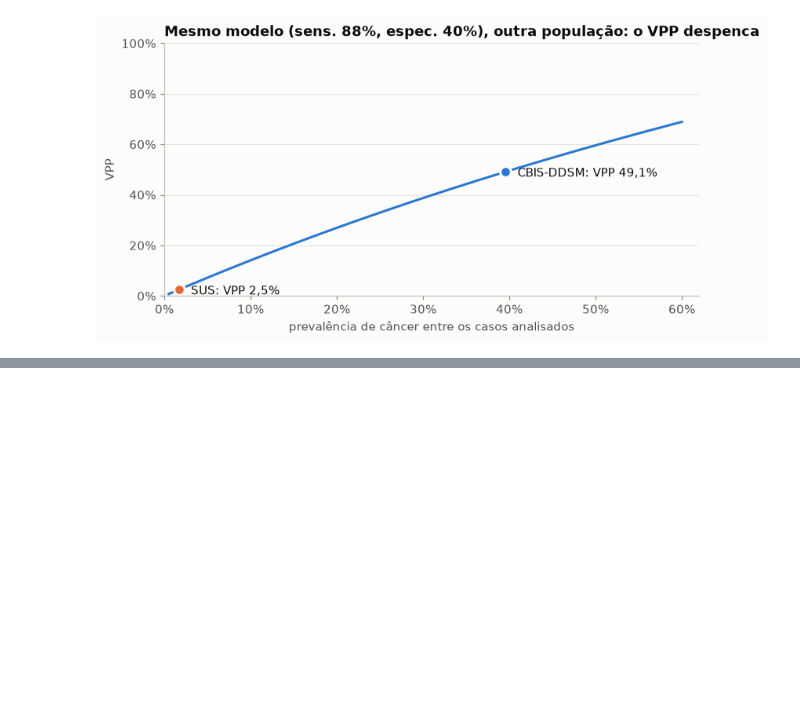
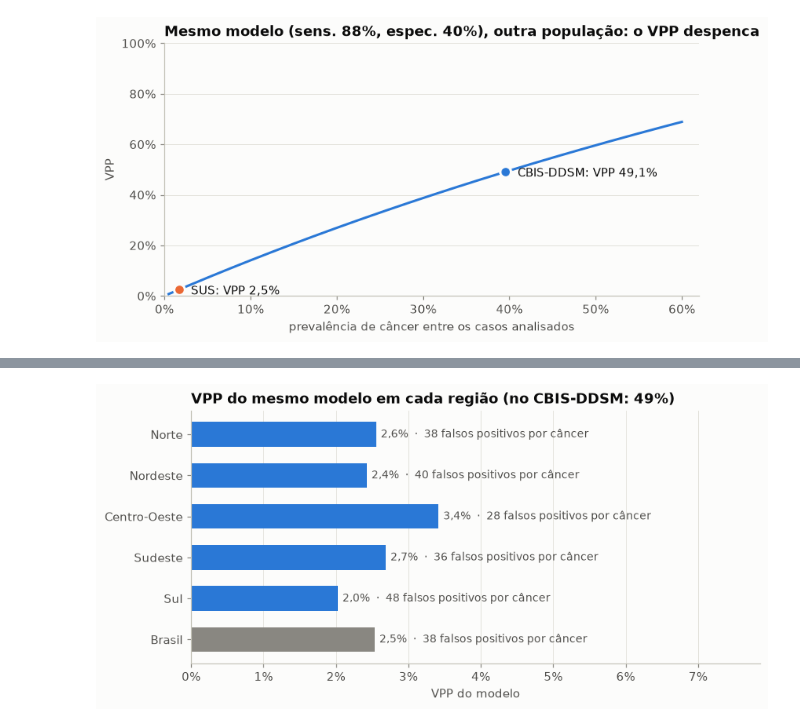
Before and after one commit to mairaallacerda/representatividade-mamografias-br, a Jupyter notebook: notebooks/03_imagens_calcificacoes.ipynb, the cells around one changed output, grey strips where cells are left out. Saved outputs shown, nothing was run; the diff lists cells and outputs as text; code cells hidden in the pictures; blank space fills up the shorter version.

Commit message:
Notebook 03: VPP do modelo em cada regiao
Co-Authored-By: Claude Opus 5.5 <noreply@anthropic.com>

```diff
--- a/notebooks/03_imagens_calcificacoes.ipynb
+++ b/notebooks/03_imagens_calcificacoes.ipynb
@@ -525,0 +537,26 @@ salvar(fig, "14_vpp_prevalencia")
+# %%
+D = config.ROOT / "dashboards" / "dados"
+dim = pd.read_csv(D / "dim_localidade.csv", encoding="utf-8-sig")
+fato22 = pd.read_csv(D / "fato_uf_ano.csv", encoding="utf-8-sig").query("ano == 2022").merge(dim, on="localidade")
+casos_uf = pd.read_csv(D / "fato_incidencia_uf.csv", encoding="utf-8-sig").merge(dim, on="localidade")
+
+reg = fato22.groupby("regiao")[["mamografias_rastreamento", "mamografias_diagnosticas"]].sum()
+reg["casos_estimados"] = casos_uf.groupby("regiao")["casos_estimados"].sum()
+reg.loc["Brasil"] = reg.sum()
+reg["prevalencia"] = reg["casos_estimados"] / (reg["mamografias_rastreamento"] + reg["mamografias_diagnosticas"])
+reg["VPP"] = vpp(reg["prevalencia"])
+reg["falsos positivos por câncer detectado"] = (1 - reg["VPP"]) / reg["VPP"]
+n = reg["mamografias_rastreamento"]
+reg["cânceres detectados/ano"] = n * reg["prevalencia"] * sens
+reg["falsos positivos/ano"] = n * (1 - reg["prevalencia"]) * (1 - espec)
+
+ORDEM = ["Norte", "Nordeste", "Centro-Oeste", "Sudeste", "Sul", "Brasil"]
+vpp_regiao = reg.reindex(ORDEM)
+cbis_linha = pd.DataFrame({"prevalencia": [p_cbis], "VPP": [vpp(p_cbis)],
+                           "falsos positivos por câncer detectado": [(1 - vpp(p_cbis)) / vpp(p_cbis)]},
+                          index=["CBIS-DDSM (teste)"])
+pd.concat([vpp_regiao, cbis_linha]).to_csv(config.PROCESSED / "vpp_regiao.csv", index_label="regiao")  # usado pelo painel
+vpp_regiao[["prevalencia", "VPP", "falsos positivos por câncer detectado",
+            "cânceres detectados/ano", "falsos positivos/ano"]].style.format({
+    "prevalencia": "{:.2%}", "VPP": "{:.1%}", "falsos positivos por câncer detectado": "{:.0f}",
+    "cânceres detectados/ano": "{:,.0f}", "falsos positivos/ano": "{:,.0f}"})
@@ -525,0 +572,17 @@ salvar(fig, "14_vpp_prevalencia")
+# %%
+r = vpp_regiao.iloc[::-1]
+fig, ax = plt.subplots(figsize=(8.5, 3.8))
+ax.grid(axis="y", visible=False)
+ax.grid(axis="x", visible=True)
+cores = [estilo.TINTA_SUAVE if regiao == "Brasil" else AZUL for regiao in r.index]
+barras = ax.barh(r.index, 100 * r["VPP"], color=cores, height=0.6)
+ax.bar_label(barras, padding=4, fontsize=9, color=estilo.TINTA_SECUNDARIA,
+             labels=[f"{100 * v:.1f}%  ·  {fp:.0f} falsos positivos por câncer".replace(".", ",")
+                     for v, fp in zip(r["VPP"], r["falsos positivos por câncer detectado"])])
+ax.set_xlim(0, 100 * r["VPP"].max() * 2.3)
+ax.xaxis.set_major_formatter(mticker.PercentFormatter(decimals=0))
+ax.set_xlabel("VPP do modelo")
+ax.set_title(f"VPP do mesmo modelo em cada região (no CBIS-DDSM: {100 * vpp(p_cbis):.0f}%)")
+salvar(fig, "25_vpp_por_regiao")
+# %% [output]
+[figure, added]
```
Also changed, not shown: parts of 4 cells of this notebook, 1 other file.
